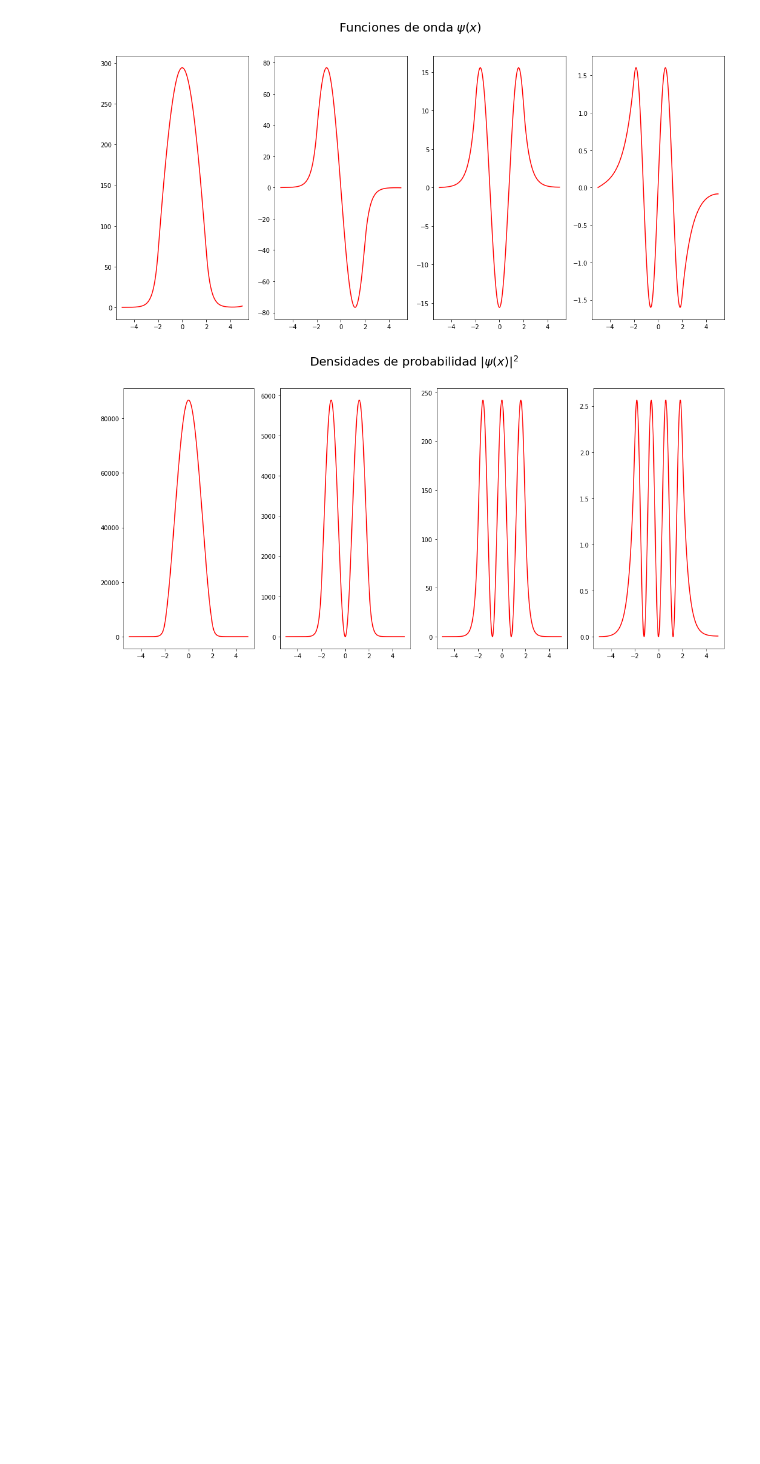
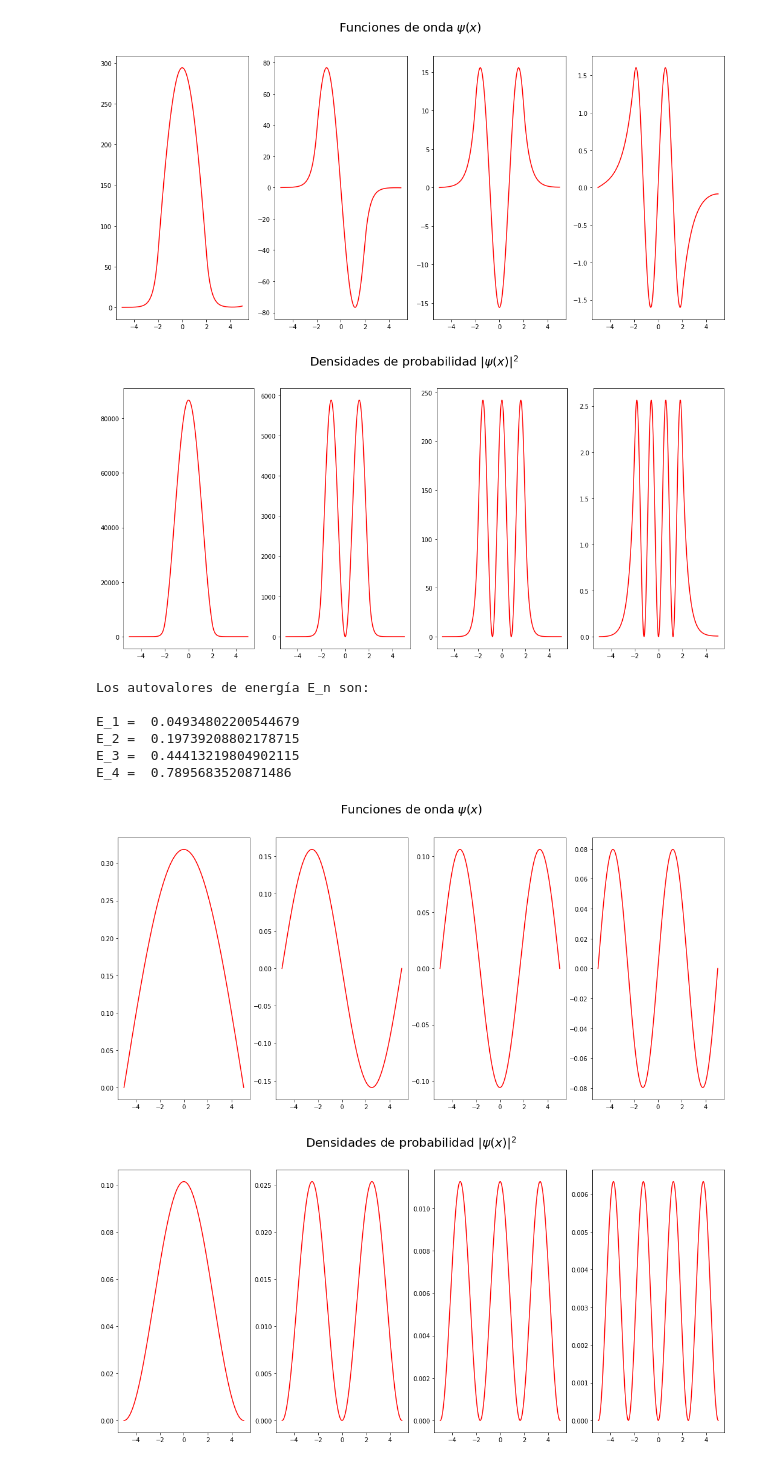
Before and after one commit to arestrepogiraldo2200/Proyecto, a Jupyter notebook: PROYECTO_DEF.ipynb, the cells around one changed output. Saved outputs shown, nothing was run; the diff lists cells and outputs as text; code cells hidden in the pictures; blank space fills up the shorter version.

```diff
--- a/PROYECTO_DEF.ipynb
+++ b/PROYECTO_DEF.ipynb
@@ -30,6 +31,18 @@ def Oscilador(x):
 
     return (1/2)*k*x**2
 
+# Recibe un valor del eje x, el ancho tal que el potencial es diferente de cero en [-l,l]
+def PozoInf(x):
+
+    # Ancho y profundida del pozo
+    l = 5.0
+    V_0 = 1e100
+
+    if x<-l or x>l:
+        return V_0
+    if x>=-l and x<=l:
+        return 0
+
 
 # Función de la ecuación de Schrödinger
 def psi(Psi, x, V):
@@ -207,3 +220,52 @@ E_2 =  1.941936
 E_3 =  3.305328
 [figure]
 [figure]
+# %%
+# Condiciones iniciales e intervalo de solución
+x0 = [0.0, 0.1]
+val = np.linspace(-5,5,1000)
+l = 5.0
+
+print("Los autovalores de energía E_n son:\n")
+
+# Figura
+fig, ax = plt.subplots(1,4,figsize=(18,8))
+plt.suptitle("Funciones de onda $\psi(x)$", size = '20' )
+
+# Solución de la ec de Scrödinger. NO NORMALIZADA
+
+for i in range(0,4):
+
+    #Valores de energía
+
+    E = ((i+1)**2*np.pi**2)/(8*l**2)
+
+    print("E_%d = "%(i+1), E)
+
+    # Solución y gráfica
+    sol = odeint(psi, x0, val, args=(PozoInf,))
+    ax[i].plot(val,sol[:,0],color = "red",label = " " )
+plt.show()
+
+
+# Figura
+fig, ax = plt.subplots(1,4,figsize=(18,8))
+plt.suptitle("Densidades de probabilidad $|\psi(x)|^2$", size = '20' )
+
+# Densidad de probabilidad. NO NORMALIZADA.
+for i in range(0,4):
+
+    E = ((i+1)**2*np.pi**2)/(8*l**2)
+
+    sol = odeint(psi, x0, val, args=(PozoInf,))
+    ax[i].plot(val,sol[:,0]**2,color = "red",label = " " )
+plt.show()
+# %% [output]
+Los autovalores de energía E_n son:
+
+E_1 =  0.04934802200544679
+E_2 =  0.19739208802178715
+E_3 =  0.44413219804902115
+E_4 =  0.7895683520871486
+[figure, added]
+[figure, added]
```
Also changed, not shown: parts of 1 cell of this notebook.
